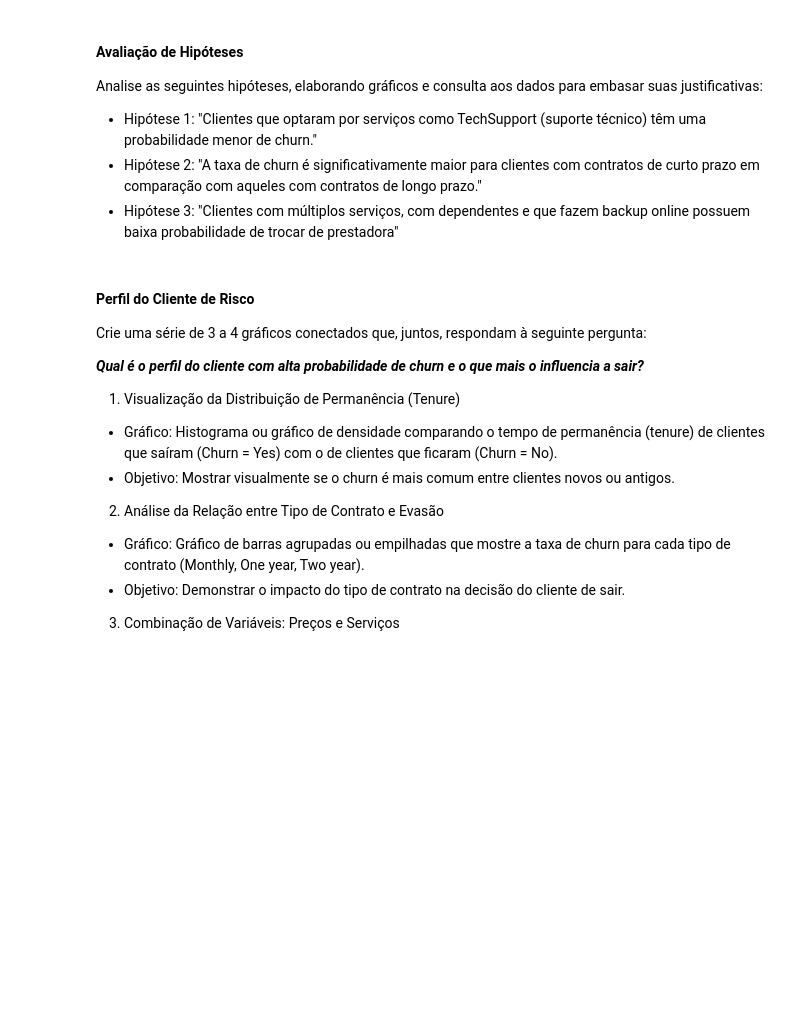
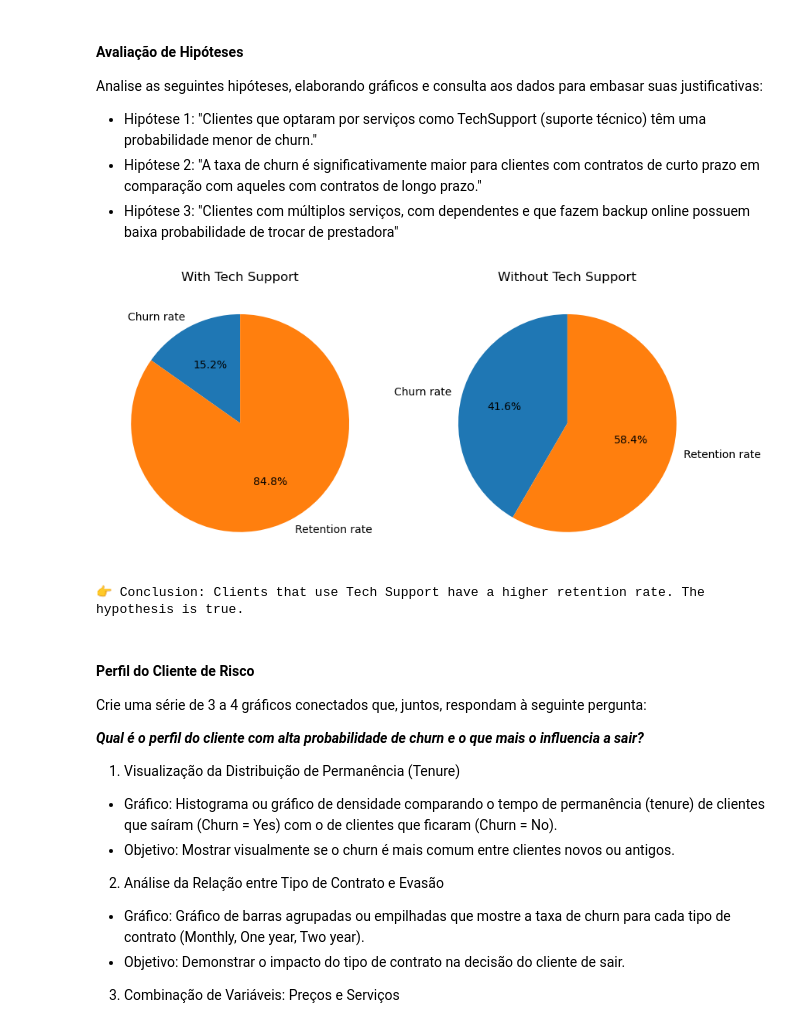
Before and after one commit to Marcelo-Heitor-de-Almeida-Lira/redes_neurais_ap2, a Jupyter notebook: RNA-2025.2-PP1.2.ipynb, the cells around one changed output. Cells and saved outputs as stored; diff of their text form; code cells hidden in the pictures; blank space fills up the shorter version.

Commit message:
feat: Add first hypothesis analysis

```diff
--- a/RNA-2025.2-PP1.2.ipynb
+++ b/RNA-2025.2-PP1.2.ipynb
@@ -446,6 +448,61 @@ Analise as seguintes hipóteses, elaborando gráficos e consulta aos dados para
 - Hipótese 1: "Clientes que optaram por serviços como TechSupport (suporte técnico) têm uma probabilidade menor de churn."
 - Hipótese 2: "A taxa de churn é significativamente maior para clientes com contratos de curto prazo em comparação com aqueles com contratos de longo prazo."
 - Hipótese 3: "Clientes com múltiplos serviços, com dependentes e que fazem backup online possuem baixa probabilidade de trocar de prestadora"
+# %%
+def churn_rate_tech_support(df):
+    df = df["Churn"]
+    total = df.count()
+
+    # Number of churns and retentions
+    churn_total = df[df == "Yes"].count()
+    retention_total = df[df == "No"].count()
+
+    churn_rate = (churn_total/total)*100
+    retention_rate = (retention_total/total)*100
+
+    return churn_rate, retention_rate
+# %%
+# Tech Support and Churn
+tech_support_churn = df_clean[["TechSupport", "Churn"]]
+
+# Divide dataset by use of Tech Support
+used_tech_support = tech_support_churn[tech_support_churn["TechSupport"] == "Yes"]
+not_used_tech_support = tech_support_churn[tech_support_churn["TechSupport"] == "No"]
+
+# Get churn rates
+churn_rate_with_tech, retention_rate_with_tech = churn_rate_tech_support(used_tech_support)
+churn_rate_no_tech, retention_rate_no_tech = churn_rate_tech_support(not_used_tech_support)
+
+# plot
+plt.figure(figsize=(10, 5))
+
+# Com Tech Support
+plt.subplot(1, 2, 1)
+plt.pie(
+    [churn_rate_with_tech, retention_rate_with_tech],
+    labels=["Churn rate", "Retention rate"],
+    autopct="%1.1f%%",
+    startangle=90
+)
+plt.title("With Tech Support")
+
+# Sem Tech Support
+plt.subplot(1, 2, 2)
+plt.pie(
+    [churn_rate_no_tech, retention_rate_no_tech],
+    labels=["Churn rate", "Retention rate"],
+    autopct="%1.1f%%",
+    startangle=90
+)
+plt.title("Without Tech Support")
+
+plt.show()
+# %% [output]
+[figure, added]
+# %%
+print("👉 Conclusion: Clients that use Tech Support have a higher retention rate. The first hypothesis is true.")
+# %% [output]
+👉 Conclusion: Clients that use Tech Support have a higher retention rate. The hypothesis is true.
 # %% [markdown]
 #### Perfil do Cliente de Risco
 
```
Also changed, not shown: parts of 3 cells of this notebook.
